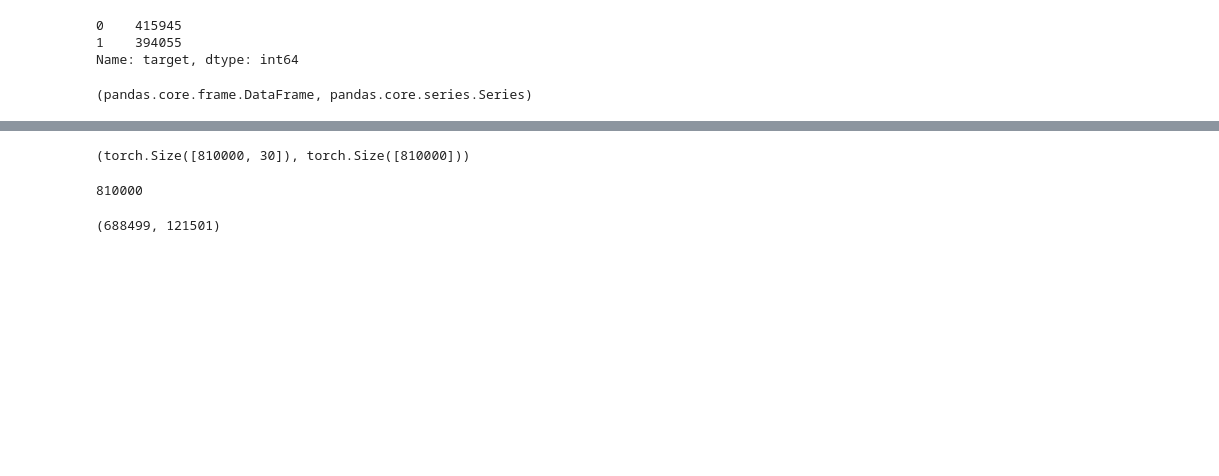
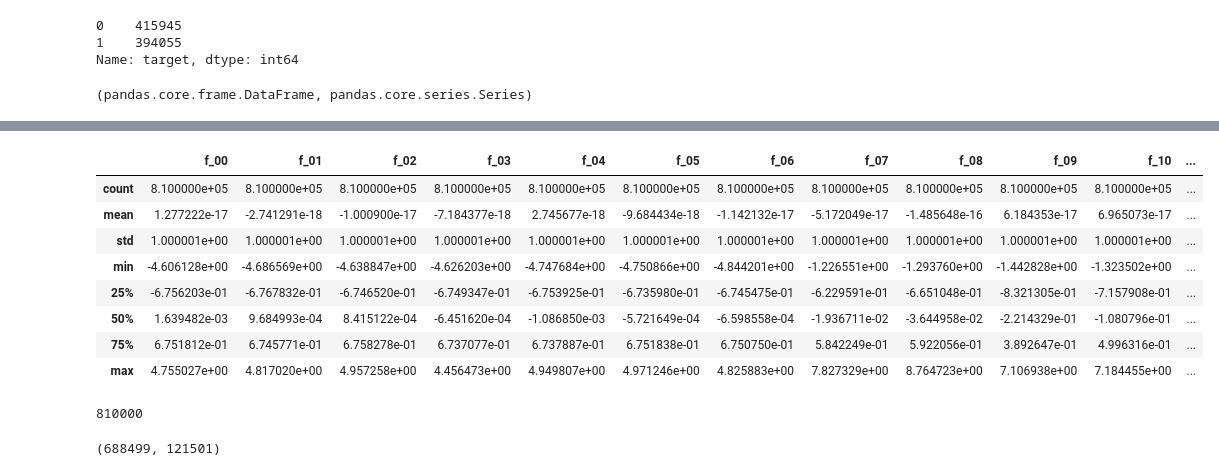
Before and after one commit to wilberquito/DeepLearningCompetition2023, a Jupyter notebook: Code/ML_STUDENT_COMPETITION.ipynb, the cells around one changed output, grey strips where cells are left out. Saved outputs shown, nothing was run; the diff lists cells and outputs as text; code cells hidden in the pictures; blank space fills up the shorter version.

```diff
--- a/Code/ML_STUDENT_COMPETITION.ipynb
+++ b/Code/ML_STUDENT_COMPETITION.ipynb
@@ -151,3 +152,8 @@ def datasets(dataset, stratify, test_size):
     test_dataset = torch.utils.data.Subset(dataset, test_indices)
 
     return train_dataset, test_dataset
+# %%
+from sklearn.preprocessing import StandardScaler
+scaler = StandardScaler()
+X = pd.DataFrame(data=scaler.fit_transform(X), columns=X.columns)
+X.head()
@@ -154,18 +167,23 @@ def datasets(dataset, stratify, test_size):
+# %%
+X.describe()
+# %% [output]
+|  | f_00 | f_01 | f_02 | f_03 | f_04 | f_05 | f_06 | f_07 | f_08 | f_09 | f_10 | ... |
+| count | 8.100000e+05 | 8.100000e+05 | 8.100000e+05 | 8.100000e+05 | 8.100000e+05 | 8.100000e+05 | 8.100000e+05 | 8.100000e+05 | 8.100000e+05 | 8.100000e+05 | 8.100000e+05 | ... |
+| mean | 1.277222e-17 | -2.741291e-18 | -1.000900e-17 | -7.184377e-18 | 2.745677e-18 | -9.684434e-18 | -1.142132e-17 | -5.172049e-17 | -1.485648e-16 | 6.184353e-17 | 6.965073e-17 | ... |
+| std | 1.000001e+00 | 1.000001e+00 | 1.000001e+00 | 1.000001e+00 | 1.000001e+00 | 1.000001e+00 | 1.000001e+00 | 1.000001e+00 | 1.000001e+00 | 1.000001e+00 | 1.000001e+00 | ... |
+| min | -4.606128e+00 | -4.686569e+00 | -4.638847e+00 | -4.626203e+00 | -4.747684e+00 | -4.750866e+00 | -4.844201e+00 | -1.226551e+00 | -1.293760e+00 | -1.442828e+00 | -1.323502e+00 | ... |
+| 25% | -6.756203e-01 | -6.767832e-01 | -6.746520e-01 | -6.749347e-01 | -6.753925e-01 | -6.735980e-01 | -6.745475e-01 | -6.229591e-01 | -6.651048e-01 | -8.321305e-01 | -7.157908e-01 | ... |
+| 50% | 1.639482e-03 | 9.684993e-04 | 8.415122e-04 | -6.451620e-04 | -1.086850e-03 | -5.721649e-04 | -6.598558e-04 | -1.936711e-02 | -3.644958e-02 | -2.214329e-01 | -1.080796e-01 | ... |
+| 75% | 6.751812e-01 | 6.745771e-01 | 6.758278e-01 | 6.737077e-01 | 6.737887e-01 | 6.751838e-01 | 6.750750e-01 | 5.842249e-01 | 5.922056e-01 | 3.892647e-01 | 4.996316e-01 | ... |
+| max | 4.755027e+00 | 4.817020e+00 | 4.957258e+00 | 4.456473e+00 | 4.949807e+00 | 4.971246e+00 | 4.825883e+00 | 7.827329e+00 | 8.764723e+00 | 7.106938e+00 | 7.184455e+00 | ... |
 # %%
 # Declare the hole dataset
 X_tensor, y_tensor = torch.from_numpy(X.to_numpy()), torch.from_numpy(y.to_numpy())
 X_tensor, y_tensor = X_tensor.type(torch.float), y_tensor.type(torch.float)
-X_tensor, y_tensor = X_tensor.to(device), y_tensor.to(device)
+dataset = CustomDataset(data=X_tensor, labels=y_tensor)
+len(dataset)
+# %% [output]
+810000
-# %%
-X_tensor = (X_tensor - X_tensor.min()) / (X_tensor.max() - X_tensor.min())
-X_tensor.shape, y_tensor.shape
-# %% [output]
-(torch.Size([810000, 30]), torch.Size([810000]))
-# %%
-dataset = CustomDataset(data=X_tensor, labels=y_tensor)
-len(dataset)
-# %% [output]
-810000
 # %%
 train_dataset, test_dataset = datasets(dataset, y, test_size=0.15)
 len(train_dataset), len(test_dataset)
```
Also changed, not shown: parts of 11 cells of this notebook, 1 other file.
